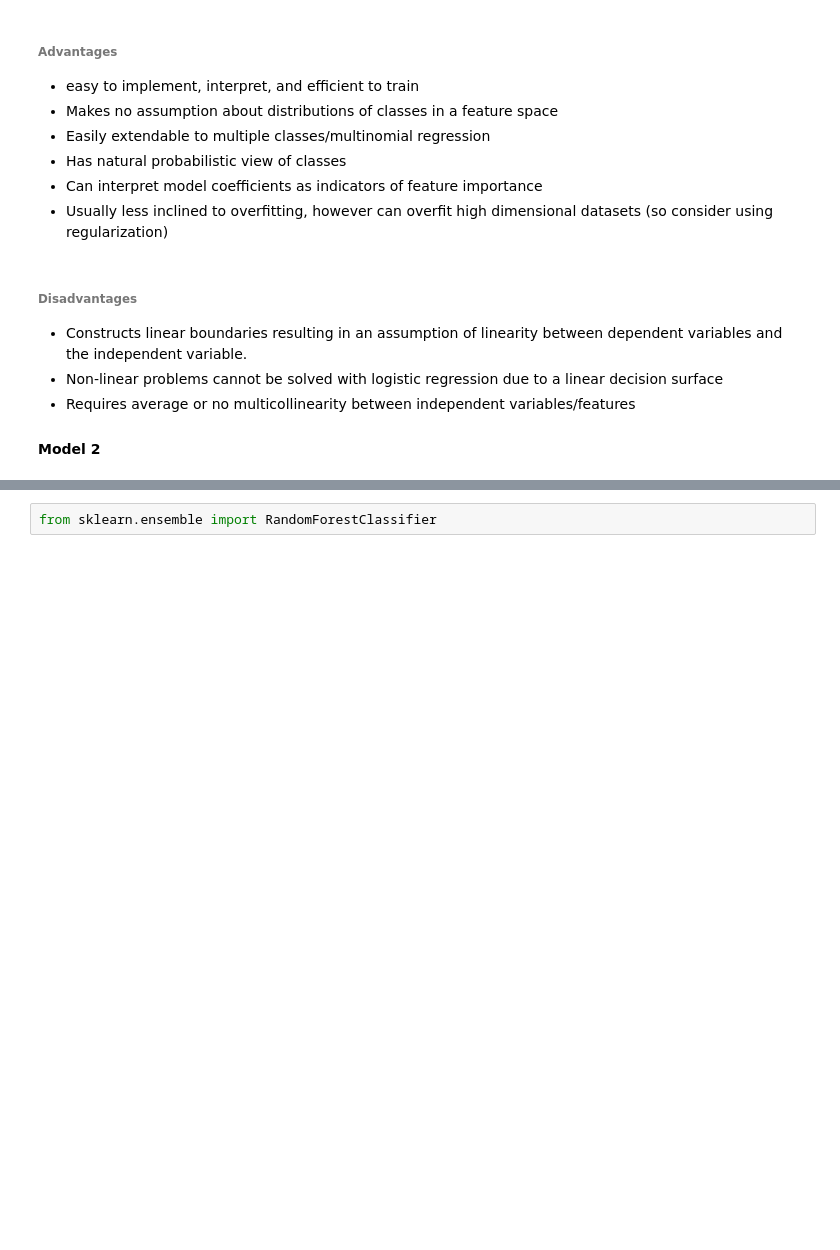
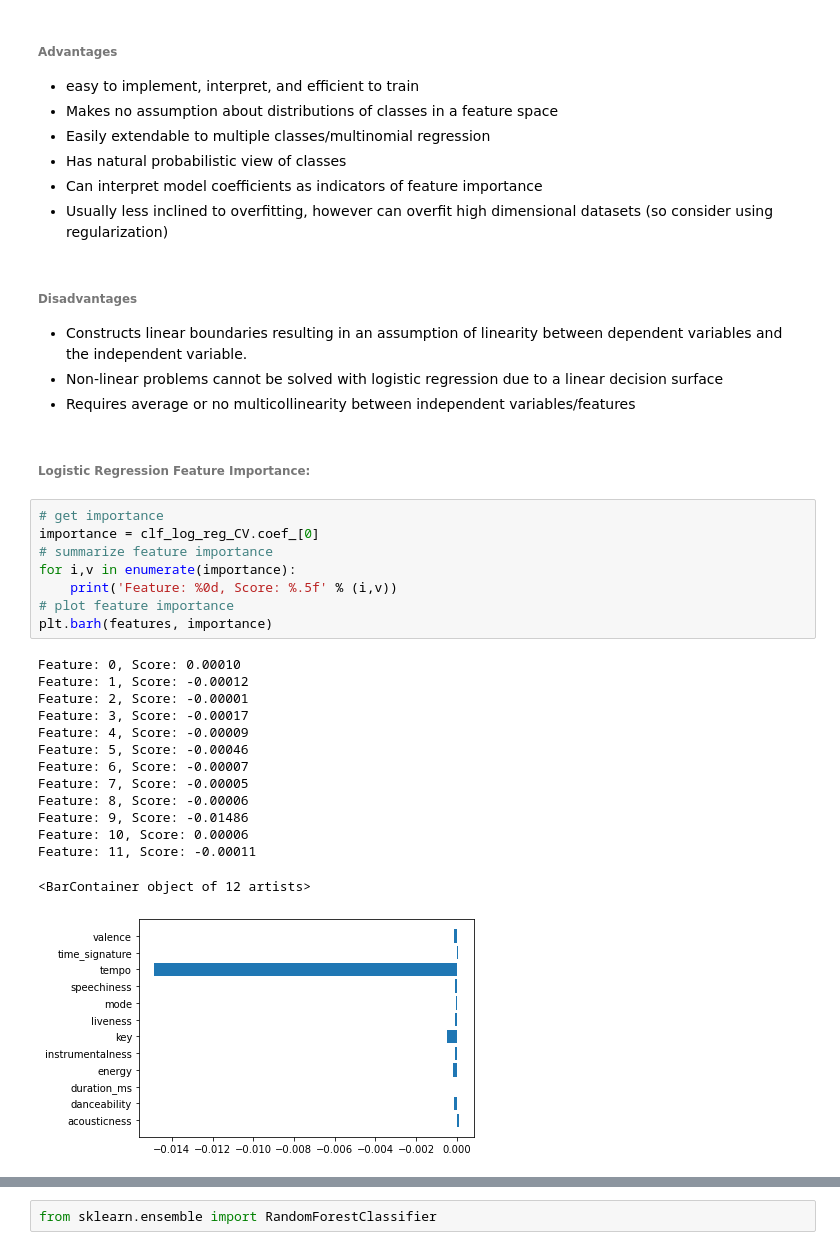
Before and after one commit to xiolett/ML1, a Jupyter notebook: Lab2_Classification/Group2_Lab2_Classification.ipynb, the cells around one changed output, grey strips where cells are left out. Cells and saved outputs as stored; diff of their text form; blank space fills up the shorter version.

Commit message:
Task 1 Feature Importance Analysis added

```diff
--- a/Lab2_Classification/Group2_Lab2_Classification.ipynb
+++ b/Lab2_Classification/Group2_Lab2_Classification.ipynb
@@ -598,5 +604,28 @@ better the model is at predicting the differences between classes.
 * Constructs linear boundaries resulting in an assumption of linearity between dependent variables and the independent variable.
 * Non-linear problems cannot be solved with logistic regression due to a linear decision surface
 * Requires average or no multicollinearity between independent variables/features
-
-#### Model 2
+# %% [markdown]
+###### Logistic Regression Feature Importance:
+# %%
+# get importance
+importance = clf_log_reg_CV.coef_[0]
+# summarize feature importance
+for i,v in enumerate(importance):
+	print('Feature: %0d, Score: %.5f' % (i,v))
+# plot feature importance
+plt.barh(features, importance)
+# %% [output]
+Feature: 0, Score: 0.00010
+Feature: 1, Score: -0.00012
+Feature: 2, Score: -0.00001
+Feature: 3, Score: -0.00017
+Feature: 4, Score: -0.00009
+Feature: 5, Score: -0.00046
+Feature: 6, Score: -0.00007
+Feature: 7, Score: -0.00005
+Feature: 8, Score: -0.00006
+Feature: 9, Score: -0.01486
+Feature: 10, Score: 0.00006
+Feature: 11, Score: -0.00011
+<BarContainer object of 12 artists>
+[figure, added]
```
Also changed, not shown: parts of 17 cells of this notebook.
